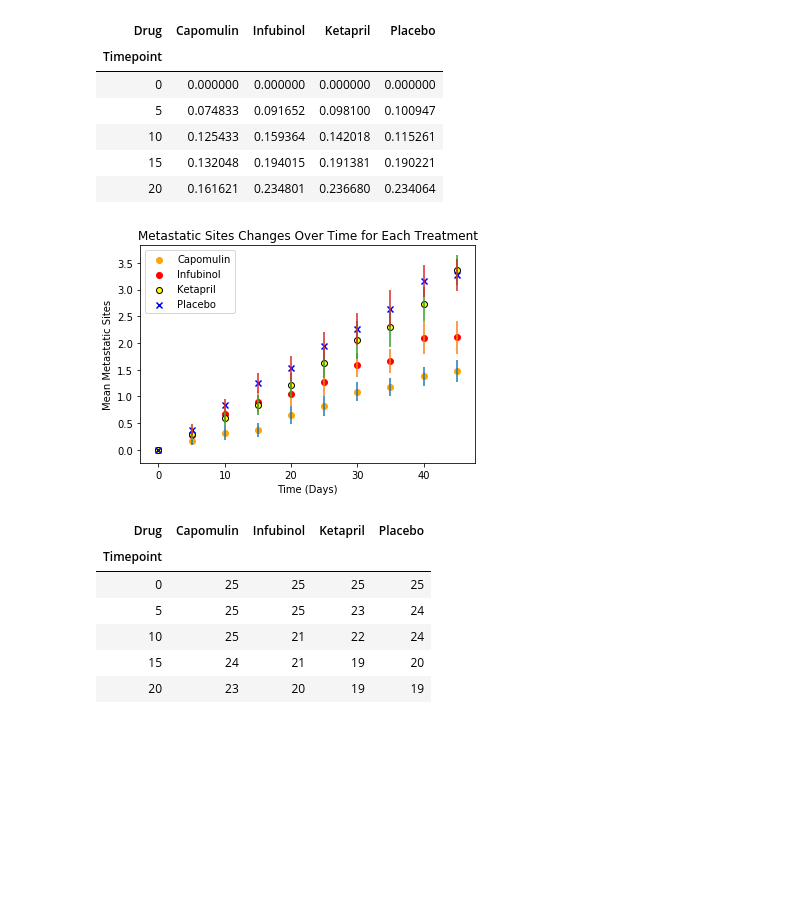
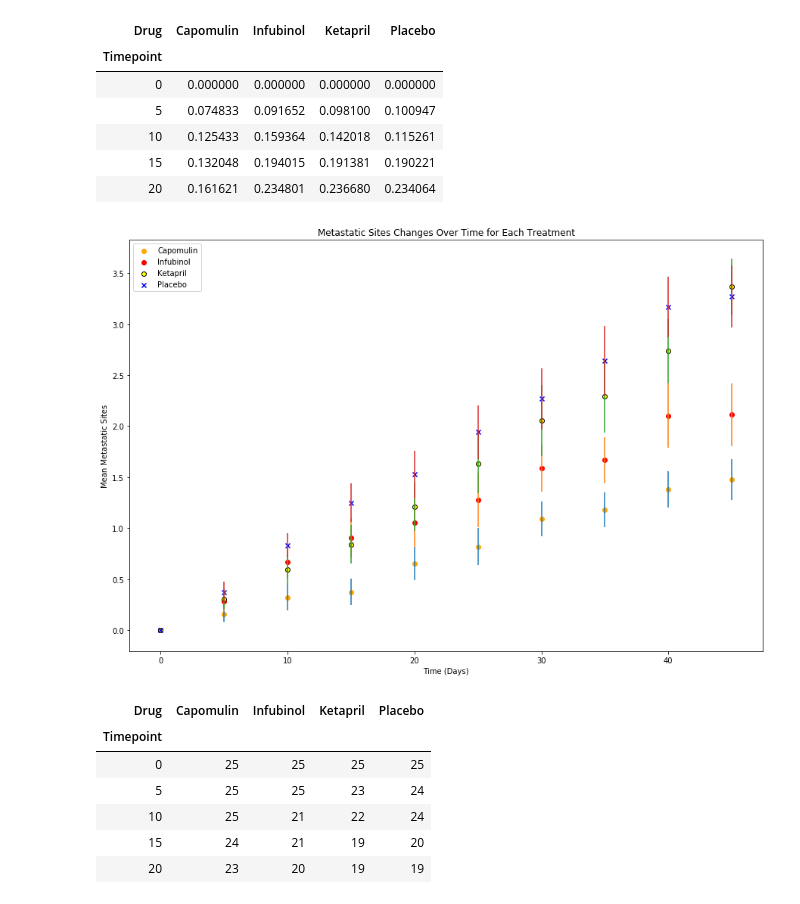
Before and after one commit to claudiaahrens/matplotlib-challenge, a Jupyter notebook: Pymaceuticals/Homework 5.ipynb, the cells around one changed output. Drawn from its saved outputs; the diff is of its cells as text; code cells hidden in the pictures; blank space fills up the shorter version.

```diff
--- a/Pymaceuticals/Homework 5.ipynb
+++ b/Pymaceuticals/Homework 5.ipynb
@@ -155,30 +161,32 @@ metatastic_response_standard_error.head()
 | 15 | 0.132048 | 0.194015 | 0.191381 | 0.190221 |
 | 20 | 0.161621 | 0.234801 | 0.236680 | 0.234064 |
 # %%
+#Adding scatterplot with Metastatic Stie Changes Over Time for Each Treatment
+
 timepoints = metatastic_response.index
+plt.figure(figsize=(15, 10))
 
-# Adding label=None removes the errorbar from the legend
 plt.scatter(timepoints, metatastic_response['Capomulin'], marker="o", facecolors="orange", edgecolors="orange", label="Capomulin")
 plt.errorbar(timepoints, metatastic_response['Capomulin'], metatastic_response_standard_error['Capomulin'], fmt='none', label=None)
 
 plt.scatter(timepoints, metatastic_response['Infubinol'], marker="o", facecolors="red", edgecolors="red", label="Infubinol")
 plt.errorbar(timepoints, metatastic_response['Infubinol'], metatastic_response_standard_error['Infubinol'], fmt='none', label=None)
 
 plt.scatter(timepoints, metatastic_response['Ketapril'], marker="o", facecolors="yellow", edgecolors="black", label="Ketapril")
 plt.errorbar(timepoints, metatastic_response['Ketapril'], metatastic_response_standard_error['Ketapril'], fmt='none', label=None)
 
 plt.scatter(timepoints, metatastic_response['Placebo'], marker="x", facecolors="blue", label="Placebo")
 plt.errorbar(timepoints, metatastic_response['Placebo'], metatastic_response_standard_error['Placebo'], fmt='none', label=None)
 
 plt.legend()
 
 plt.title('Metastatic Sites Changes Over Time for Each Treatment')
 plt.xlabel('Time (Days)')
 plt.ylabel('Mean Metastatic Sites')
 plt.savefig("../Pymaceuticals/Metastatic-Sites-Changes-Over-Time-for-Each-Treatment.png")
 plt.show()
 # %% [output]
-[figure, old version]
+[figure, new version]
 # %%
 # Survival Rates of Mice
 mice_counts = data_complete.groupby(['Drug', 'Timepoint']).agg({'Mouse ID' : 'count'}).reset_index()
```
Also changed, not shown: parts of 8 cells of this notebook, 5 other files.
